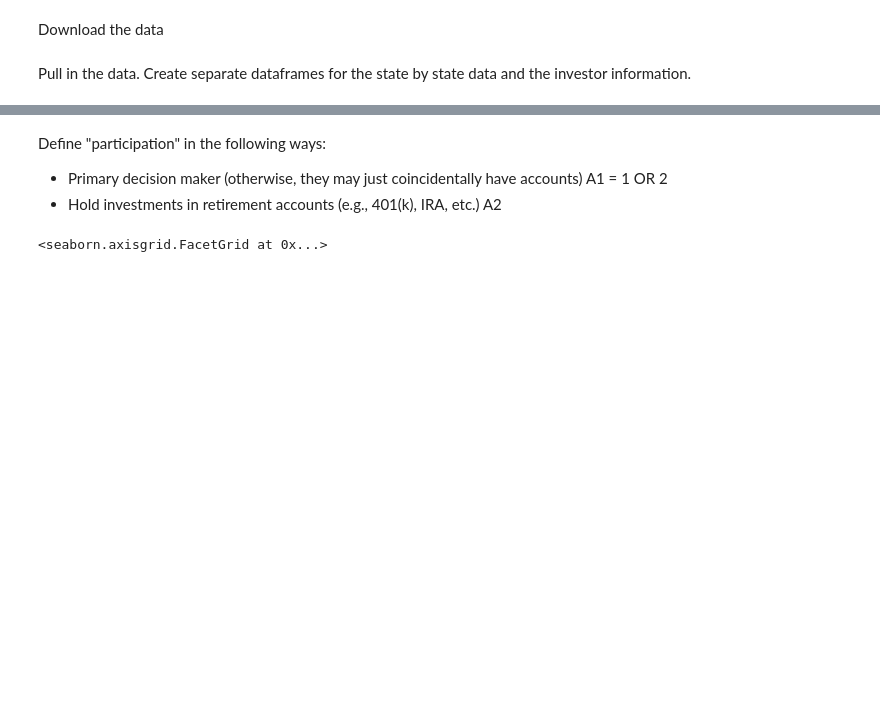
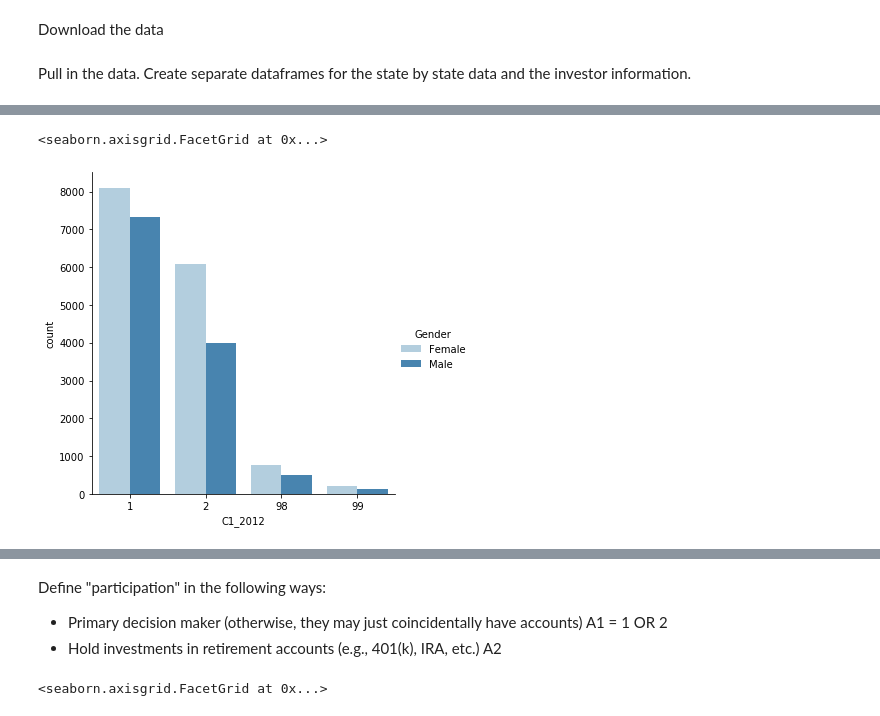
Before and after one commit to stavem/data-512-final, a Jupyter notebook: notebooks/010_EDA.ipynb, the cells around one changed output, grey strips where cells are left out. Drawn from its saved outputs; the diff is of its cells as text; code cells hidden in the pictures; blank space fills up the shorter version.

```diff
--- a/notebooks/010_EDA.ipynb
+++ b/notebooks/010_EDA.ipynb
@@ -15,0 +52,10 @@ df_sbs = pd.read_csv('raw_data/NFCS_2018_State_Data_190603.csv')
+# %%
+# plot the gender distribution
+sns.catplot(x="C1_2012",
+            kind="count",
+            hue = 'Gender',
+            data=df_sbs,
+            palette=("Blues"))
+# %% [output]
+<seaborn.axisgrid.FacetGrid at 0x...>
+[figure, added]
```
Also changed, not shown: parts of 15 cells of this notebook.
